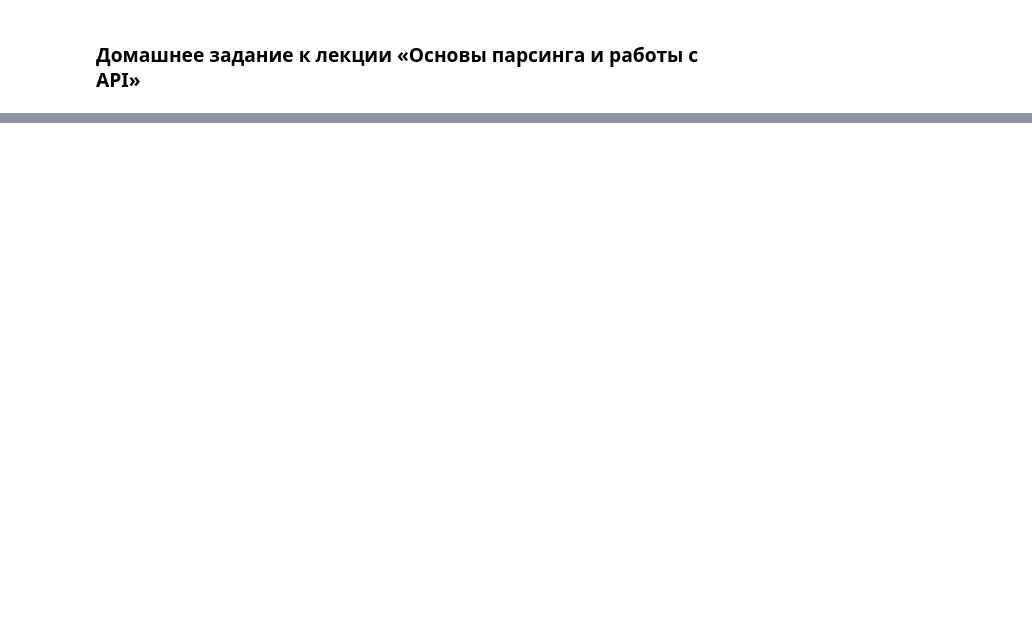
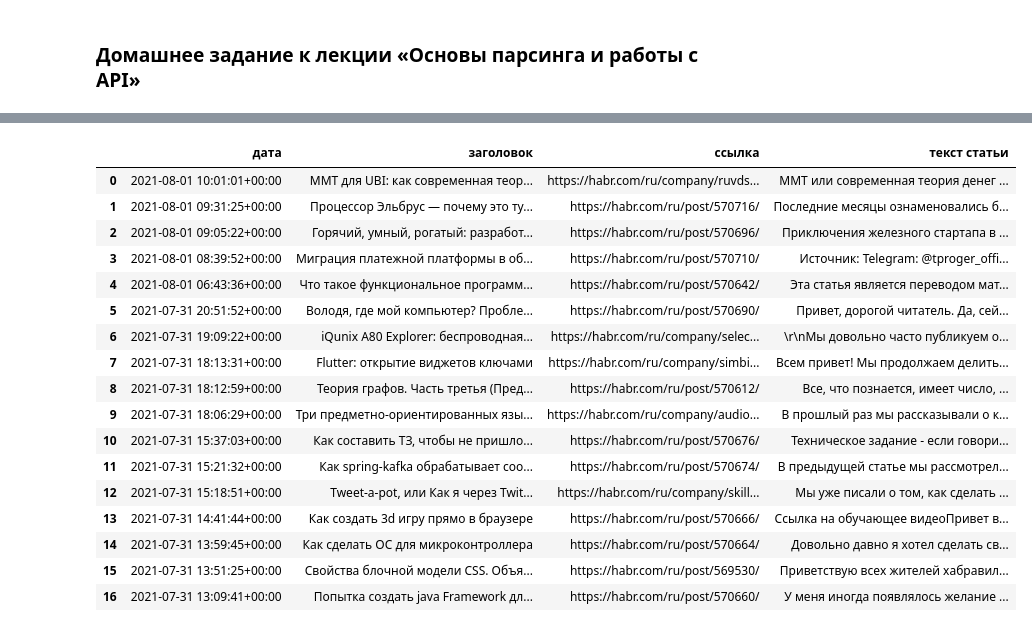
Before and after one commit to Anton-Solop/PYDP, a Jupyter notebook: home_work_web_scraping.ipynb, the cells around one changed output, grey strips where cells are left out. Saved outputs shown, nothing was run; the diff lists cells and outputs as text; code cells hidden in the pictures; blank space fills up the shorter version.

```diff
--- a/home_work_web_scraping.ipynb
+++ b/home_work_web_scraping.ipynb
@@ -99,0 +84,18 @@ article-formatted-body article-formatted-body_version-2
+# %%
+# формируем необходимые стартовые переменные
+URL = 'https://habr.com/ru/all/'
+KEYWORDS = ['python', 'парсинг', 'it']
+habr_news_ = pd.DataFrame()
+# Делаем запрос
+req = requests.get(URL)
+# Преобразуем с помощью BeautifulSoup
+soup = BeautifulSoup(req.text, "html.parser")
+# делаем выборку всех постов
+posts_all = soup.find_all('div', class_='tm-article-snippet')
+# делаем выборку по требуемому классу
+posts_intro = list(map(lambda x: x.find('h2', class_='tm-article-snippet__title tm-article-snippet__title_h2'), posts_all))
+# извлекаем ссылку каждого поста
+url_list = list(map(lambda x: x.find('a').get('href'), posts_intro))
+# формируем полноценные ссылки каждого поста
+all_url_ = list(map(lambda x: 'https://habr.com' + x, url_list))
+all_url_
@@ -99,0 +123,49 @@ article-formatted-body article-formatted-body_version-2
+# %%
+# запускаем цикл перебора ссылок каждого поста
+for link in all_url_:
+    # Делаем запрос и сразу Преобразуем с помощью BeautifulSoup
+    soup_ = BeautifulSoup(requests.get(link).text, 'html.parser')
+    # делаем задержку по времени
+    time.sleep(0.3)
+    # извлекаем текст
+    p_text = soup_.find('div', class_='tm-article-body').text
+    #  переводим в нижний регистр текст
+    p_lower = p_text.lower()
+    # запускаем цикл перебора поисковых слов в тексте( в нижнем регистре)
+    for w in KEYWORDS:
+        if w.lower() in p_lower:
+            # извлекаем дату
+            date = pd.to_datetime(soup_.find(
+                'span', class_='tm-article-snippet__datetime-published').find('time').get('datetime'), dayfirst=True)
+            # извлекаем заголовок
+            title = soup_.find(
+                'h1', class_='tm-article-snippet__title tm-article-snippet__title_h1').text
+            # готовим строку для датафрейма
+            row = {'date': date, 'title': title, 'url': link, 'text': p_text}
+            # добавляем строку к датафрейму (делаем сразу адекватную индексацию)
+            habr_news_ = pd.concat(
+                [habr_news_, pd.DataFrame([row])], ignore_index=True)
+            # чтобы исключить повторное появление в таблице этого поста, в случае нахождения в нем нескольких ключевых слов, прерываем этот цикл
+            break
+# меняем заголовки столбцов
+habr_news_.columns = ['дата', 'заголовок', 'ссылка', 'текст статьи']
+habr_news_
+# %% [output]
+|  | дата | заголовок | ссылка | текст статьи |
+| 0 | 2021-08-01 10:01:01+00:00 | MMT для UBI: как современная теор... | https://habr.com/ru/company/ruvds... | MMT или современная теория денег ... |
+| 1 | 2021-08-01 09:31:25+00:00 | Процессор Эльбрус — почему это ту... | https://habr.com/ru/post/570716/ | Последние месяцы ознаменовались б... |
+| 2 | 2021-08-01 09:05:22+00:00 | Горячий, умный, рогатый: разработ... | https://habr.com/ru/post/570696/ | Приключения железного стартапа в ... |
+| 3 | 2021-08-01 08:39:52+00:00 | Миграция платежной платформы в об... | https://habr.com/ru/post/570710/ | Источник: Telegram: @tproger_offi... |
+| 4 | 2021-08-01 06:43:36+00:00 | Что такое функциональное программ... | https://habr.com/ru/post/570642/ | Эта статья является переводом мат... |
+| 5 | 2021-07-31 20:51:52+00:00 | Володя, где мой компьютер? Пробле... | https://habr.com/ru/post/570690/ | Привет, дорогой читатель. Да, сей... |
+| 6 | 2021-07-31 19:09:22+00:00 | iQunix A80 Explorer: беспроводная... | https://habr.com/ru/company/selec... | \r\nМы довольно часто публикуем о... |
+| 7 | 2021-07-31 18:13:31+00:00 | Flutter: открытие виджетов ключами | https://habr.com/ru/company/simbi... | Всем привет! Мы продолжаем делить... |
+| 8 | 2021-07-31 18:12:59+00:00 | Теория графов. Часть третья (Пред... | https://habr.com/ru/post/570612/ | Все, что познается, имеет число, ... |
+| 9 | 2021-07-31 18:06:29+00:00 | Три предметно-ориентированных язы... | https://habr.com/ru/company/audio... | В прошлый раз мы рассказывали о к... |
+| 10 | 2021-07-31 15:37:03+00:00 | Как составить ТЗ, чтобы не пришло... | https://habr.com/ru/post/570676/ | Техническое задание - если говори... |
+| 11 | 2021-07-31 15:21:32+00:00 | Как spring-kafka обрабатывает соо... | https://habr.com/ru/post/570674/ | В предыдущей статье мы рассмотрел... |
+| 12 | 2021-07-31 15:18:51+00:00 | Tweet-a-pot, или Как я через Twit... | https://habr.com/ru/company/skill... | Мы уже писали о том, как сделать ... |
+| 13 | 2021-07-31 14:41:44+00:00 | Как создать 3d игру прямо в браузере | https://habr.com/ru/post/570666/ | Ссылка на обучающее видеоПривет в... |
+| 14 | 2021-07-31 13:59:45+00:00 | Как сделать ОС для микроконтроллера | https://habr.com/ru/post/570664/ | Довольно давно я хотел сделать св... |
+| 15 | 2021-07-31 13:51:25+00:00 | Свойства блочной модели CSS. Объя... | https://habr.com/ru/post/569530/ | Приветствую всех жителей хабравил... |
+| 16 | 2021-07-31 13:09:41+00:00 | Попытка создать java Framework дл... | https://habr.com/ru/post/570660/ | У меня иногда появлялось желание ... |
```
Also changed, not shown: parts of 36 cells of this notebook.
